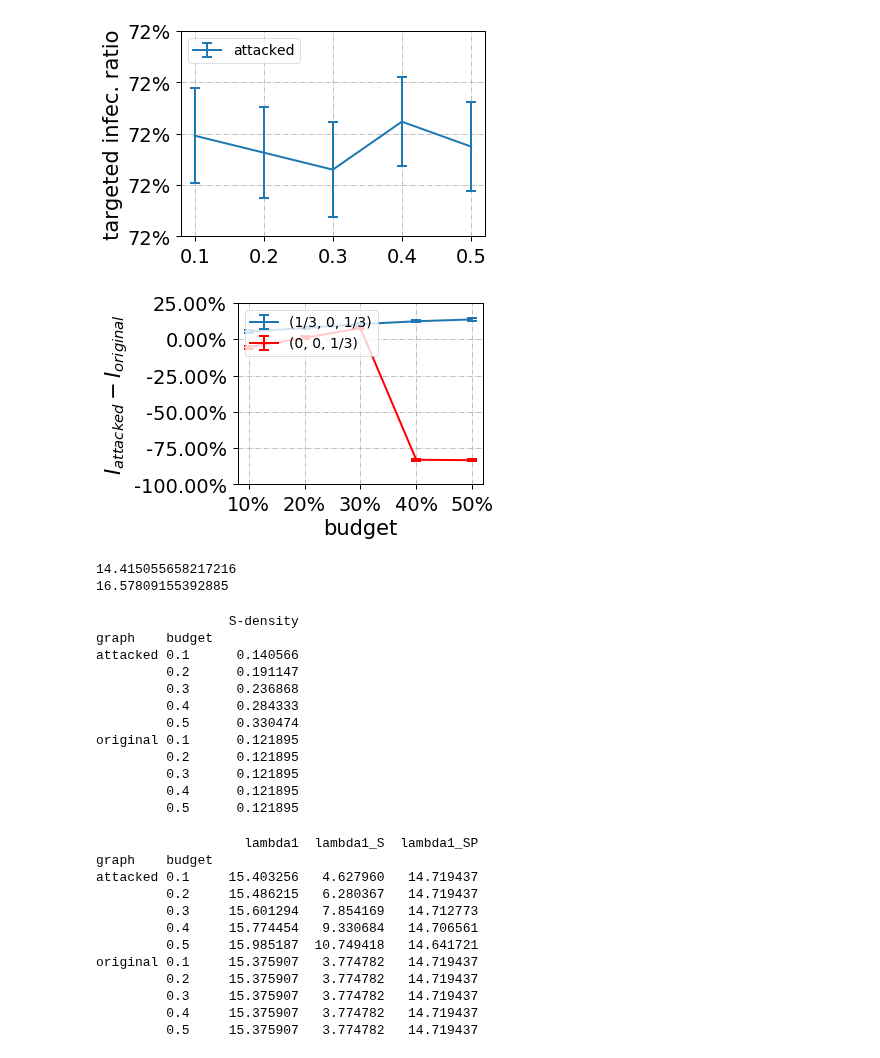
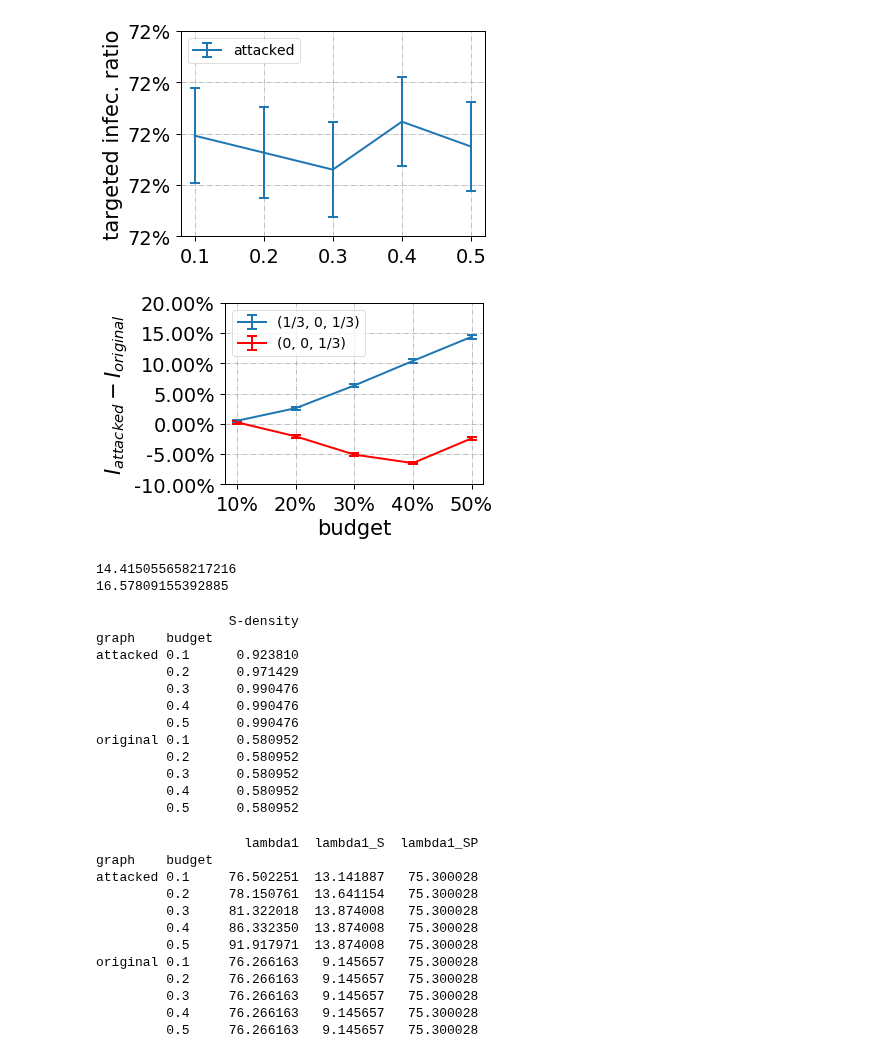
Before and after one commit to marsplus/attack-graph-code, a Jupyter notebook: src/data-analysis.ipynb, the cells around one changed output. Saved outputs shown, nothing was run; the diff lists cells and outputs as text; code cells hidden in the pictures.

```diff
--- a/src/data-analysis.ipynb
+++ b/src/data-analysis.ipynb
@@ -159,14 +159,14 @@ plt.tight_layout()
 # %% [markdown]
 ### Simulation results of epidemic spreading
 # %%
-graph_type = 'Small-World'
+graph_type = 'Stoc-Block'
 numExp = 30
 mode = 'min_eigcent_SP'
 GAMMA = 0.24
 TAU = 0.06
 
 
-with open('../result/unweighted/{}/{}-SIS/Gamma-{:.2}---Tau-{:.2}/{}_numExp_{}_SIS_equalAlpha.p'.format(\
+with open('../result/unweighted/{}/{}-SIS-newcomm/Gamma-{:.2}---Tau-{:.2}/{}_numExp_{}_SIS_equalAlpha.p'.format(\
                                                 mode, graph_type, GAMMA, TAU, graph_type, numExp), 'rb') as fid:
     data = pickle.load(fid)
 data = data[~(data['ratio targets'].isin([0]) & data['ratio bystanders'].isin([0]))]
@@ -243,8 +243,8 @@ plt.tight_layout()
 # %%
 ## Check if the normalized cut is really helpful in the long-run behavior
 
-graph_type = 'Email'
-numExp = 1
+graph_type = 'Stoc-Block'
+numExp = 30
 Key = 'ratio targets'
 mode = 'min_eigcent_SP'
 GAMMA = 0.24
@@ -253,7 +253,7 @@ TAU = 0.06
 
 ################################################################################################
 ## alpha_3 \ne 0
-with open('../result/unweighted/{}/{}-SIS/Gamma-{:.2}---Tau-{:.2}/{}_numExp_{}_SIS_alpha2=0.p'.format(\
+with open('../result/unweighted/{}/{}-SIS-newcomm/Gamma-{:.2}---Tau-{:.2}/{}_numExp_{}_SIS_alpha2=0.p'.format(\
                                                 mode, graph_type, GAMMA, TAU, graph_type, numExp), 'rb') as fid:
     data = pickle.load(fid)
 data = data[~(data['ratio targets'].isin([0]) & data['ratio bystanders'].isin([0]))]
@@ -270,7 +270,7 @@ for budget in [0.1, 0.2, 0.3, 0.4, 0.5]:
 ################################################################################################
 ## control experiments ##
 
-with open('../result/unweighted/{}/{}-SIS/Gamma-{:.2}---Tau-{:.2}/{}_numExp_{}_SIS_alpha3=1.p'.format(\
+with open('../result/unweighted/{}/{}-SIS-newcomm/Gamma-{:.2}---Tau-{:.2}/{}_numExp_{}_SIS_alpha3=1.p'.format(\
                                                 mode, graph_type, GAMMA, TAU, graph_type, numExp), 'rb') as fid:
     data_alpha3_zero = pickle.load(fid)
 data_alpha3_zero = data_alpha3_zero[~(data_alpha3_zero['ratio targets'].isin([0]) & data_alpha3_zero['ratio bystanders'].isin([0]))]
@@ -282,35 +282,35 @@ for budget in [0.1, 0.2, 0.3, 0.4, 0.5]:
     a.index = range(len(a))
     b = data_alpha3_zero[data_alpha3_zero['graph'].isin(['original']) & data_alpha3_zero['budget'].isin([budget])][Key]
     b.index = range(len(b))
     S_err_alpha3_zero.append((a-b).sem() * 1.96)
 
 ################################################################################################
 
 S_attacked = data.pivot_table(index=['graph', 'budget'])[Key]['attacked']
 S_original = data.pivot_table(index=['graph', 'budget'])[Key]['original']
 S_diff  = S_attacked - S_original
 
 S_attacked_control = data_alpha3_zero.pivot_table(index=['graph', 'budget'])[Key]['attacked']
 S_original_control = data_alpha3_zero.pivot_table(index=['graph', 'budget'])[Key]['original']
 S_diff_control = S_attacked_control - S_original_control
 
 
 x = [0.1, 0.2, 0.3, 0.4, 0.5]
 plt.errorbar(x, S_diff, yerr=S_err, label='(1/3, 0, 1/3)', linewidth=2, markersize=7,
              capsize=5, elinewidth=2, markeredgewidth=2)
 plt.errorbar(x, S_diff_control, yerr=S_err_alpha3_zero, label='(0, 0, 1/3)', linewidth=2, markersize=7, \
              capsize=5, elinewidth=2, markeredgewidth=2, color='r')
 plt.xticks(x, ['10%', '20%', '30%', '40%', '50%'])
 ax = plt.gca()
 plt.yticks(ax.get_yticks(),  ['%.2f%%' % (i*100) for i in ax.get_yticks()])
 plt.xlabel('budget')
 plt.ylabel('$I_{attacked} - I_{original}$')
 plt.legend(fontsize=14, loc='upper left')
 plt.grid(linestyle='-.')
 plt.tight_layout()
-# plt.savefig('../result/4.pdf'.format(graph_type, graph_type, numExp))
+# plt.savefig('../result/6.pdf'.format(graph_type, graph_type, numExp))
 # %% [output]
-[figure, old version]
+[figure, new version]
 # %%
 ### the statisticas about the largest eigenvlaues of BTER networks ###
 import seaborn
@@ -329,10 +329,10 @@ print(np.max(ret))
 # %%
 ### the density of S/S' as the attacker's budget increases ###
 
-graph_type = 'BTER'
-numExp = 30
-mode = 'min_lambda1_SP'
-folder = '../result/utility_max/{}'.format(mode)
+graph_type = 'Email'
+numExp = 1
+mode = 'min_eigcent_SP'
+folder = '../result/unweighted/{}'.format(mode)
 Key = 'equalAlpha'
 graph_name = ['original', 'attacked']
 
@@ -353,23 +353,23 @@ print(y)
 # %% [output]
                  S-density
 graph    budget
-attacked 0.1      0.140566
-         0.2      0.191147
-         0.3      0.236868
-         0.4      0.284333
-         0.5      0.330474
-original 0.1      0.121895
-         0.2      0.121895
-         0.3      0.121895
-         0.4      0.121895
-         0.5      0.121895
+attacked 0.1      0.923810
+         0.2      0.971429
+         0.3      0.990476
+         0.4      0.990476
+         0.5      0.990476
+original 0.1      0.580952
+         0.2      0.580952
+         0.3      0.580952
+         0.4      0.580952
+         0.5      0.580952
 # %%
 ### the largest eigenvalue of G as the attacker's budget increases ###
 
-graph_type = 'BTER'
-numExp = 30
-mode = 'min_lambda1_SP'
-folder = '../result/utility_max/{}'.format(mode)
+graph_type = 'Email'
+numExp = 1
+mode = 'min_eigcent_SP'
+folder = '../result/unweighted/{}'.format(mode)
 Key = 'equalAlpha'
 graph_name = ['original', 'attacked']
 
@@ -401,16 +401,16 @@ print(y)
 # %% [output]
                    lambda1  lambda1_S  lambda1_SP
 graph    budget
-attacked 0.1     15.403256   4.627960   14.719437
-         0.2     15.486215   6.280367   14.719437
-         0.3     15.601294   7.854169   14.712773
-         0.4     15.774454   9.330684   14.706561
-         0.5     15.985187  10.749418   14.641721
-original 0.1     15.375907   3.774782   14.719437
-         0.2     15.375907   3.774782   14.719437
-         0.3     15.375907   3.774782   14.719437
-         0.4     15.375907   3.774782   14.719437
-         0.5     15.375907   3.774782   14.719437
+attacked 0.1     76.502251  13.141887   75.300028
+         0.2     78.150761  13.641154   75.300028
+         0.3     81.322018  13.874008   75.300028
+         0.4     86.332350  13.874008   75.300028
+         0.5     91.917971  13.874008   75.300028
+original 0.1     76.266163   9.145657   75.300028
+         0.2     76.266163   9.145657   75.300028
+         0.3     76.266163   9.145657   75.300028
+         0.4     76.266163   9.145657   75.300028
+         0.5     76.266163   9.145657   75.300028
 # %%
 ### the cut (non-normalized) size as the attacker's budget increases ###
 
```
Also changed, not shown: parts of 4 cells of this notebook, 3 other files.
